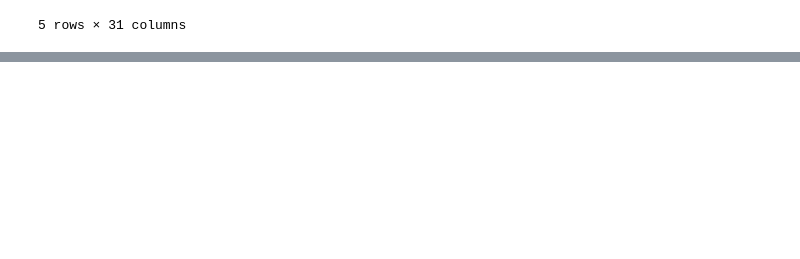
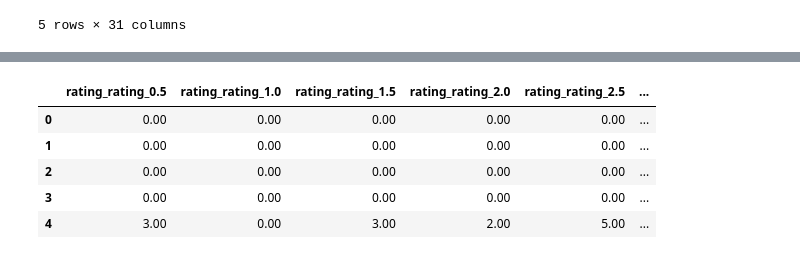
Before and after one commit to krishnakalisarkar/Movies_ETL, a Jupyter notebook: ETL.ipynb, the cells around one changed output, grey strips where cells are left out. Drawn from its saved outputs; the diff is of its cells as text; code cells hidden in the pictures; blank space fills up the shorter version.

```diff
--- a/ETL.ipynb
+++ b/ETL.ipynb
@@ -1449,0 +1496,3 @@ movies_df.head()
+# %%
+movies_with_ratings_df = pd.merge(movies_df, rating_counts, left_on='kaggle_id', right_index=True, how='left')
+movies_with_ratings_df.head()
@@ -1449,0 +1522,11 @@ movies_df.head()
+# %%
+# Fill up values
+movies_with_ratings_df[rating_counts.columns] = movies_with_ratings_df[rating_counts.columns].fillna(0)
+movies_with_ratings_df[rating_counts.columns].head()
+# %% [output]
+|  | rating_rating_0.5 | rating_rating_1.0 | rating_rating_1.5 | rating_rating_2.0 | rating_rating_2.5 | ... |
+| 0 | 0.00 | 0.00 | 0.00 | 0.00 | 0.00 | ... |
+| 1 | 0.00 | 0.00 | 0.00 | 0.00 | 0.00 | ... |
+| 2 | 0.00 | 0.00 | 0.00 | 0.00 | 0.00 | ... |
+| 3 | 0.00 | 0.00 | 0.00 | 0.00 | 0.00 | ... |
+| 4 | 3.00 | 0.00 | 3.00 | 2.00 | 5.00 | ... |
```
Also changed, not shown: parts of 7 cells of this notebook.
